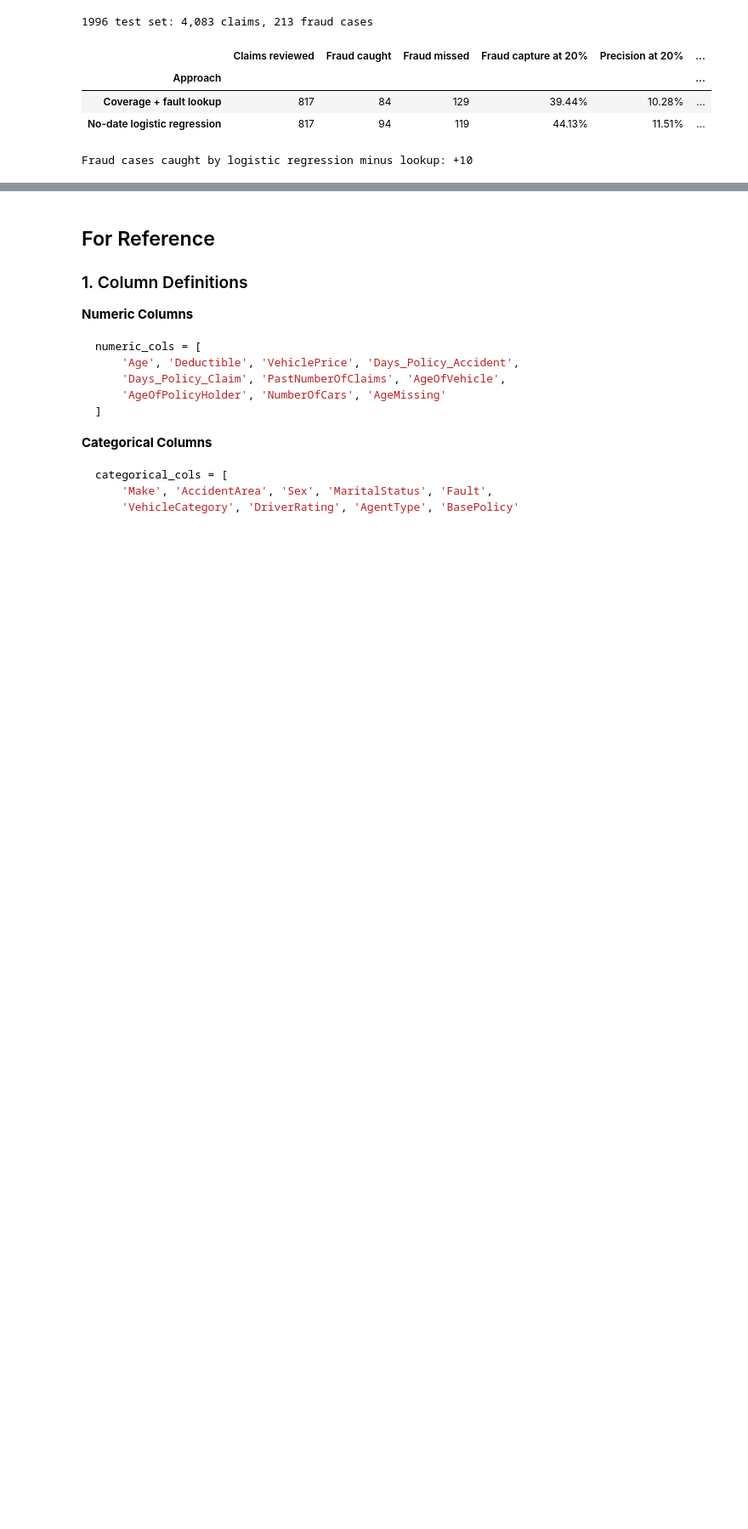
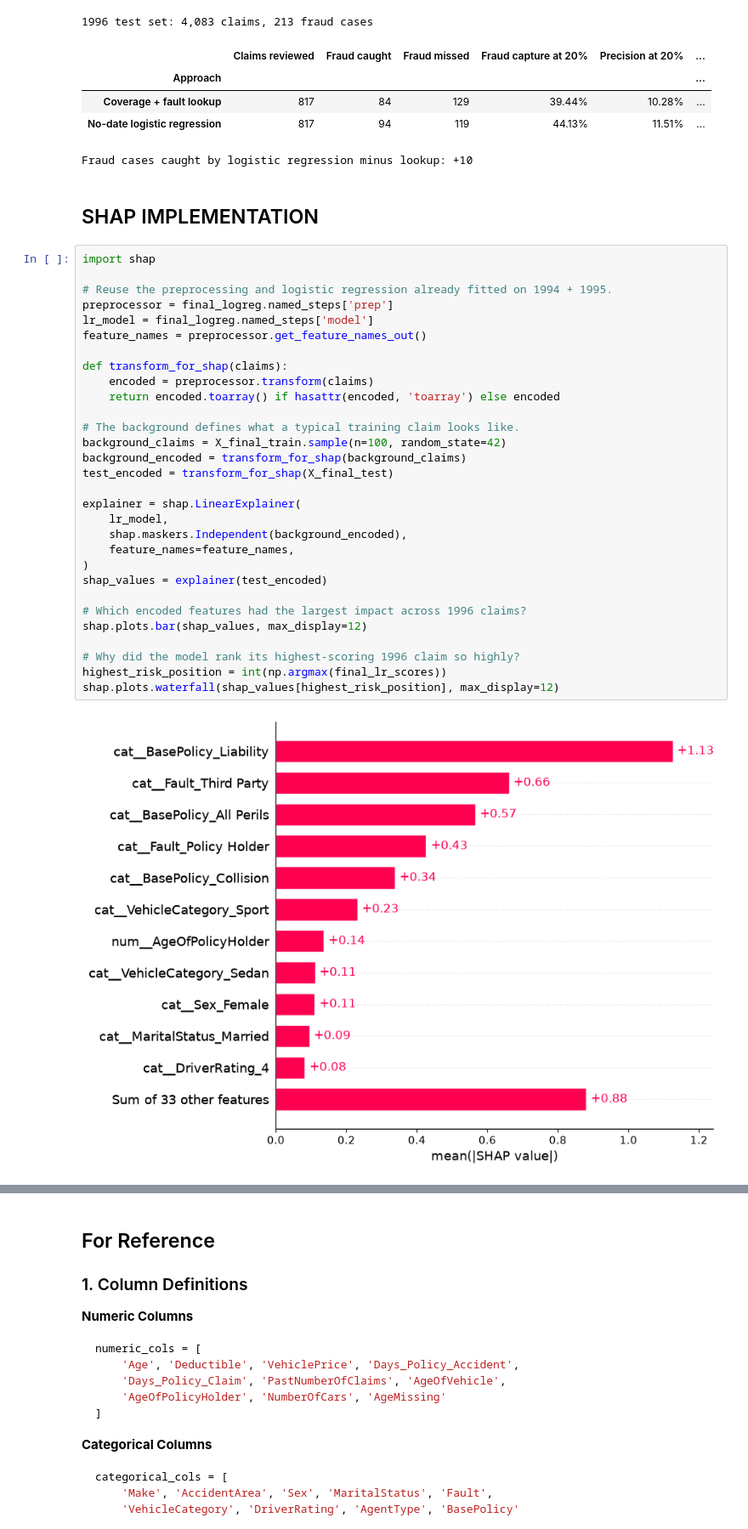
Before and after one commit to Break-Through-Tech/LexisNexis-1B-detecting-fraudulent-insurance-claims, a Jupyter notebook: notebooks/EMessele_ModelNoDate.ipynb, the cells around one changed output, grey strips where cells are left out. Shown at 85% size. Cells and saved outputs as stored; diff of their text form; blank space fills up the shorter version.

Commit message:
implement SHAP for LR model

```diff
--- a/notebooks/EMessele_ModelNoDate.ipynb
+++ b/notebooks/EMessele_ModelNoDate.ipynb
@@ -735,3 +735,37 @@ print(f'Fraud cases caught by logistic regression minus lookup: {extra_caught:+d
 | Coverage + fault lookup | 817 | 84 | 129 | 39.44% | 10.28% | ... |
 | No-date logistic regression | 817 | 94 | 119 | 44.13% | 11.51% | ... |
 Fraud cases caught by logistic regression minus lookup: +10
+# %% [markdown]
+## SHAP IMPLEMENTATION
+# %%
+import shap
+
+# Reuse the preprocessing and logistic regression already fitted on 1994 + 1995.
+preprocessor = final_logreg.named_steps['prep']
+lr_model = final_logreg.named_steps['model']
+feature_names = preprocessor.get_feature_names_out()
+
+def transform_for_shap(claims):
+    encoded = preprocessor.transform(claims)
+    return encoded.toarray() if hasattr(encoded, 'toarray') else encoded
+
+# The background defines what a typical training claim looks like.
+background_claims = X_final_train.sample(n=100, random_state=42)
+background_encoded = transform_for_shap(background_claims)
+test_encoded = transform_for_shap(X_final_test)
+
+explainer = shap.LinearExplainer(
+    lr_model,
+    shap.maskers.Independent(background_encoded),
+    feature_names=feature_names,
+)
+shap_values = explainer(test_encoded)
+
+# Which encoded features had the largest impact across 1996 claims?
+shap.plots.bar(shap_values, max_display=12)
+
+# Why did the model rank its highest-scoring 1996 claim so highly?
+highest_risk_position = int(np.argmax(final_lr_scores))
+shap.plots.waterfall(shap_values[highest_risk_position], max_display=12)
+# %% [output]
+[figure, added]
```
Also changed, not shown: parts of 2 cells of this notebook.
